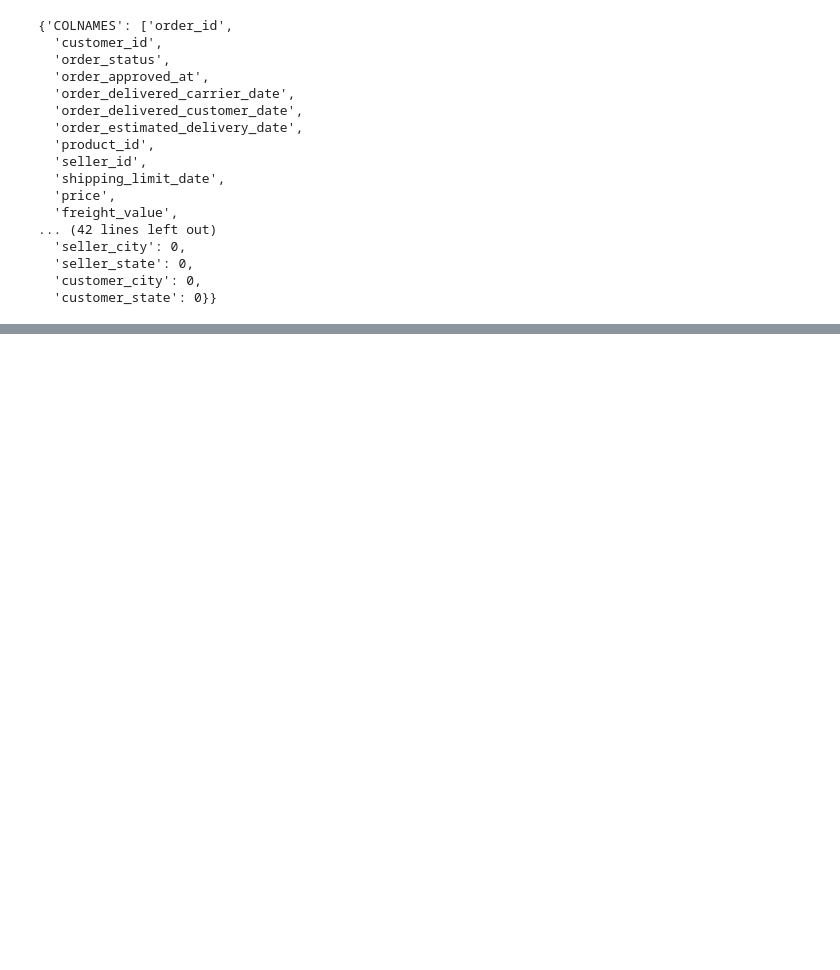
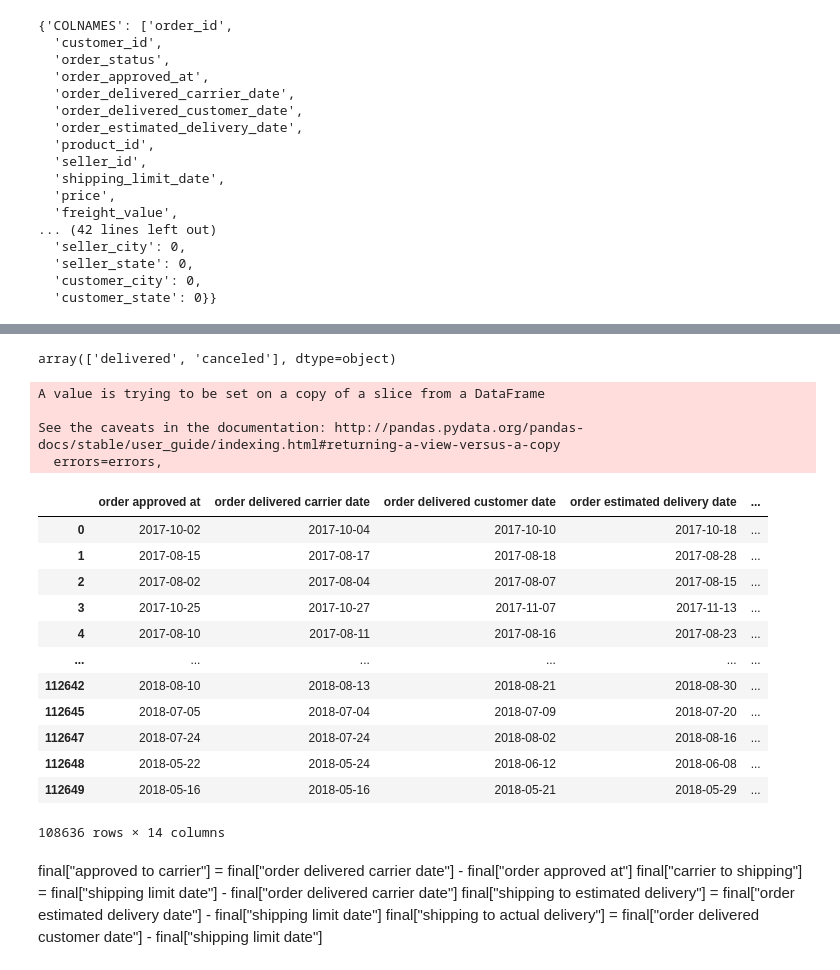
Before and after one commit to ta-data-lis/lab-tableau, a Jupyter notebook: E-Commerce-Brazil.ipynb, the cells around one changed output, grey strips where cells are left out. Drawn from its saved outputs; the diff is of its cells as text; code cells hidden in the pictures; blank space fills up the shorter version.

```diff
--- a/E-Commerce-Brazil.ipynb
+++ b/E-Commerce-Brazil.ipynb
@@ -329,0 +387,39 @@ final.head()
+# %%
+final["order_status"].unique()
+# %% [output]
+array(['delivered', 'canceled'], dtype=object)
+# %%
+final = final[final["order_status"] == "delivered"]
+# %%
+final.drop(["order_id","customer_id","product_id","seller_id","order_status"],axis=1,inplace=True)
+# %% [output]
+A value is trying to be set on a copy of a slice from a DataFrame
+
+See the caveats in the documentation: http://pandas.pydata.org/pandas-docs/stable/user_guide/indexing.html#returning-a-view-versus-a-copy
+  errors=errors,
+# %%
+final.columns = ['order approved at', 'order delivered carrier date','order delivered customer date',
+ 'order estimated delivery date','shipping limit date', 'price', 'freight value',
+ 'product category name', 'product weight g', 'product volume cm3','seller_city',
+ 'seller state', 'customer city', 'customer state']
+# %%
+final
+# %% [output]
+|  | order approved at | order delivered carrier date | order delivered customer date | order estimated delivery date | ... |
+| 0 | 2017-10-02 | 2017-10-04 | 2017-10-10 | 2017-10-18 | ... |
+| 1 | 2017-08-15 | 2017-08-17 | 2017-08-18 | 2017-08-28 | ... |
+| 2 | 2017-08-02 | 2017-08-04 | 2017-08-07 | 2017-08-15 | ... |
+| 3 | 2017-10-25 | 2017-10-27 | 2017-11-07 | 2017-11-13 | ... |
+| 4 | 2017-08-10 | 2017-08-11 | 2017-08-16 | 2017-08-23 | ... |
+| ... | ... | ... | ... | ... | ... |
+| 112642 | 2018-08-10 | 2018-08-13 | 2018-08-21 | 2018-08-30 | ... |
+| 112645 | 2018-07-05 | 2018-07-04 | 2018-07-09 | 2018-07-20 | ... |
+| 112647 | 2018-07-24 | 2018-07-24 | 2018-08-02 | 2018-08-16 | ... |
+| 112648 | 2018-05-22 | 2018-05-24 | 2018-06-12 | 2018-06-08 | ... |
+| 112649 | 2018-05-16 | 2018-05-16 | 2018-05-21 | 2018-05-29 | ... |
+108636 rows × 14 columns
+# %% [markdown]
+final["approved to carrier"] = final["order delivered carrier date"] - final["order approved at"]
+final["carrier to shipping"] = final["shipping limit date"] - final["order delivered carrier date"]
+final["shipping to estimated delivery"] = final["order estimated delivery date"] - final["shipping limit date"]
+final["shipping to actual delivery"] = final["order delivered customer date"] - final["shipping limit date"]
```
Also changed, not shown: parts of 7 cells of this notebook, 2 other files.
